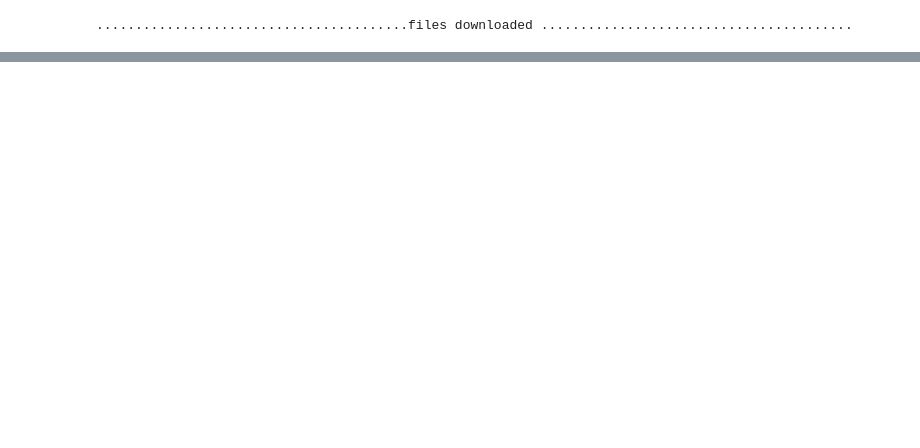
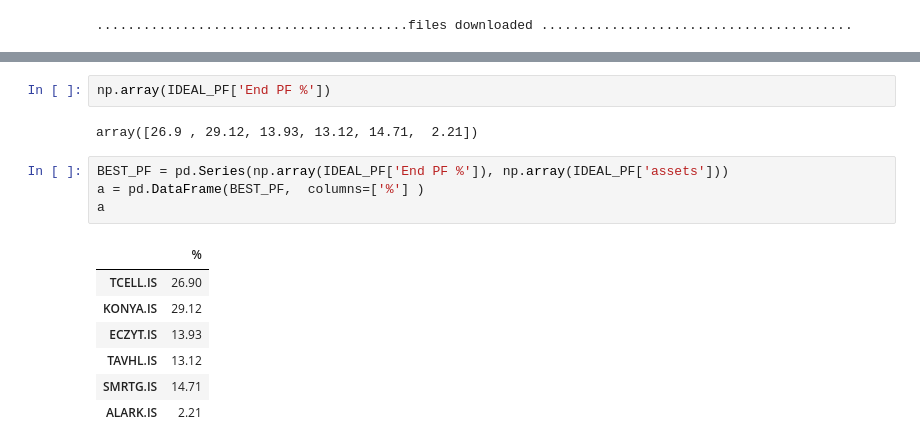
Before and after one commit to MarkovMarkowitz/MarkovMarkowitz, a Jupyter notebook: ON2_Markowitz_Efficient_Frontier_v3_Analysis.ipynb, the cells around one changed output, grey strips where cells are left out. Drawn from its saved outputs; the diff is of its cells as text; blank space fills up the shorter version.

```diff
--- a/ON2_Markowitz_Efficient_Frontier_v3_Analysis.ipynb
+++ b/ON2_Markowitz_Efficient_Frontier_v3_Analysis.ipynb
@@ -1143,0 +1154,16 @@ IDEAL_PF.to_csv(f"Best_PF_For_{exchange}.csv")
+# %%
+np.array(IDEAL_PF['End PF %'])
+# %% [output]
+array([26.9 , 29.12, 13.93, 13.12, 14.71,  2.21])
+# %%
+BEST_PF = pd.Series(np.array(IDEAL_PF['End PF %']), np.array(IDEAL_PF['assets']))
+a = pd.DataFrame(BEST_PF,  columns=['%'] )
+a
+# %% [output]
+|  | % |
+| TCELL.IS | 26.90 |
+| KONYA.IS | 29.12 |
+| ECZYT.IS | 13.93 |
+| TAVHL.IS | 13.12 |
+| SMRTG.IS | 14.71 |
+| ALARK.IS | 2.21 |
```
Also changed, not shown: parts of 7 cells of this notebook.
